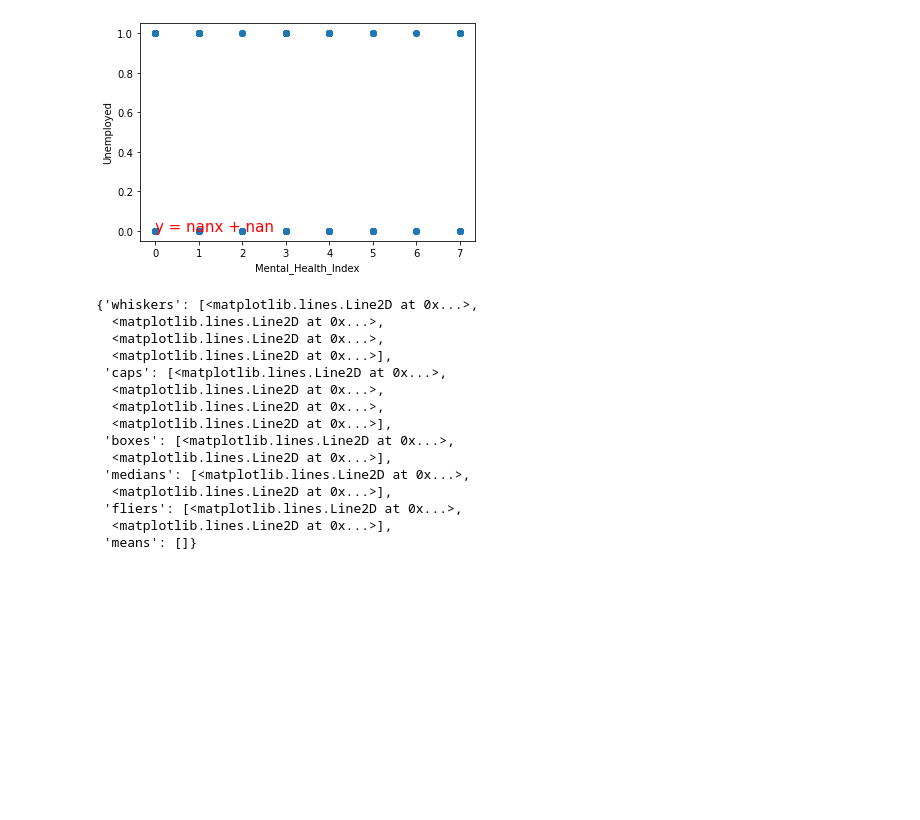
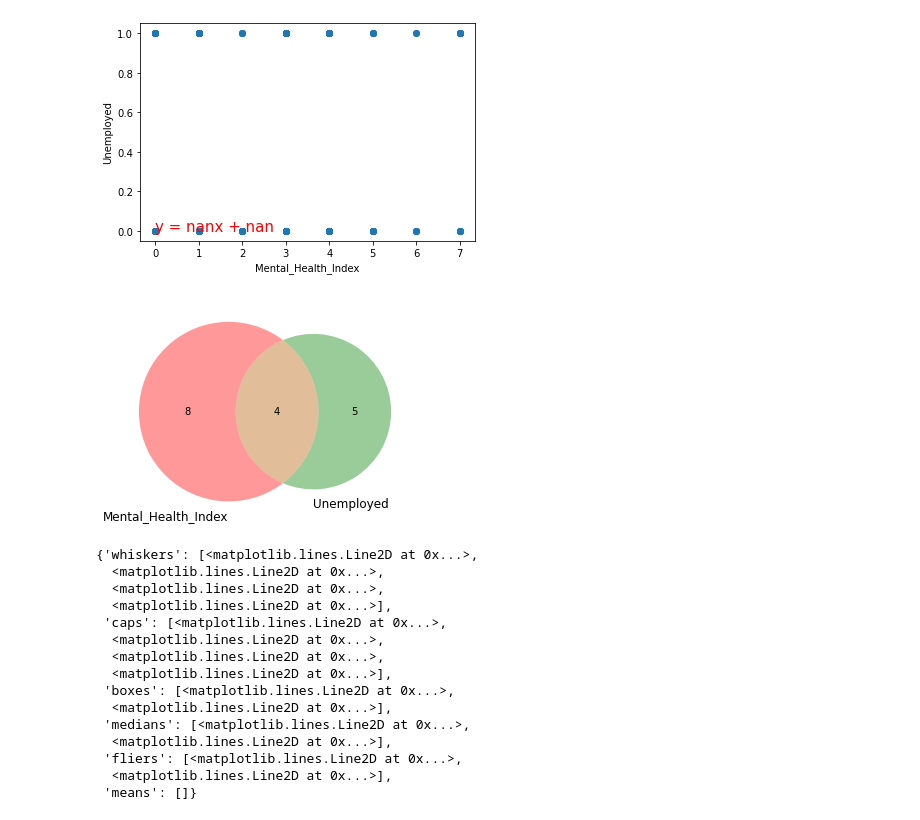
Before and after one commit to hehill/Project1_Team3, a Jupyter notebook: individual_data.ipynb, the cells around one changed output. Saved outputs shown, nothing was run; the diff lists cells and outputs as text; code cells hidden in the pictures; blank space fills up the shorter version.

```diff
--- a/individual_data.ipynb
+++ b/individual_data.ipynb
@@ -86,6 +113,13 @@ plt.ylabel("Unemployed")
 plt.show()
 # %% [output]
 [figure]
+# %%
+import matplotlib.pyplot as plt
+from matplotlib_venn import venn2
+venn2([set('Mental_Health_Index'),set('Unemployed')],set_labels = ('Mental_Health_Index', 'Unemployed'))
+plt.show()
+# %% [output]
+[figure, added]
 # %%
 #from matplotlib_venn import venn2
 mhi_emp = df.loc[df["Unemployed"] == 0]["Mental_Health_Index"]
```
Also changed, not shown: parts of 2 cells of this notebook.
